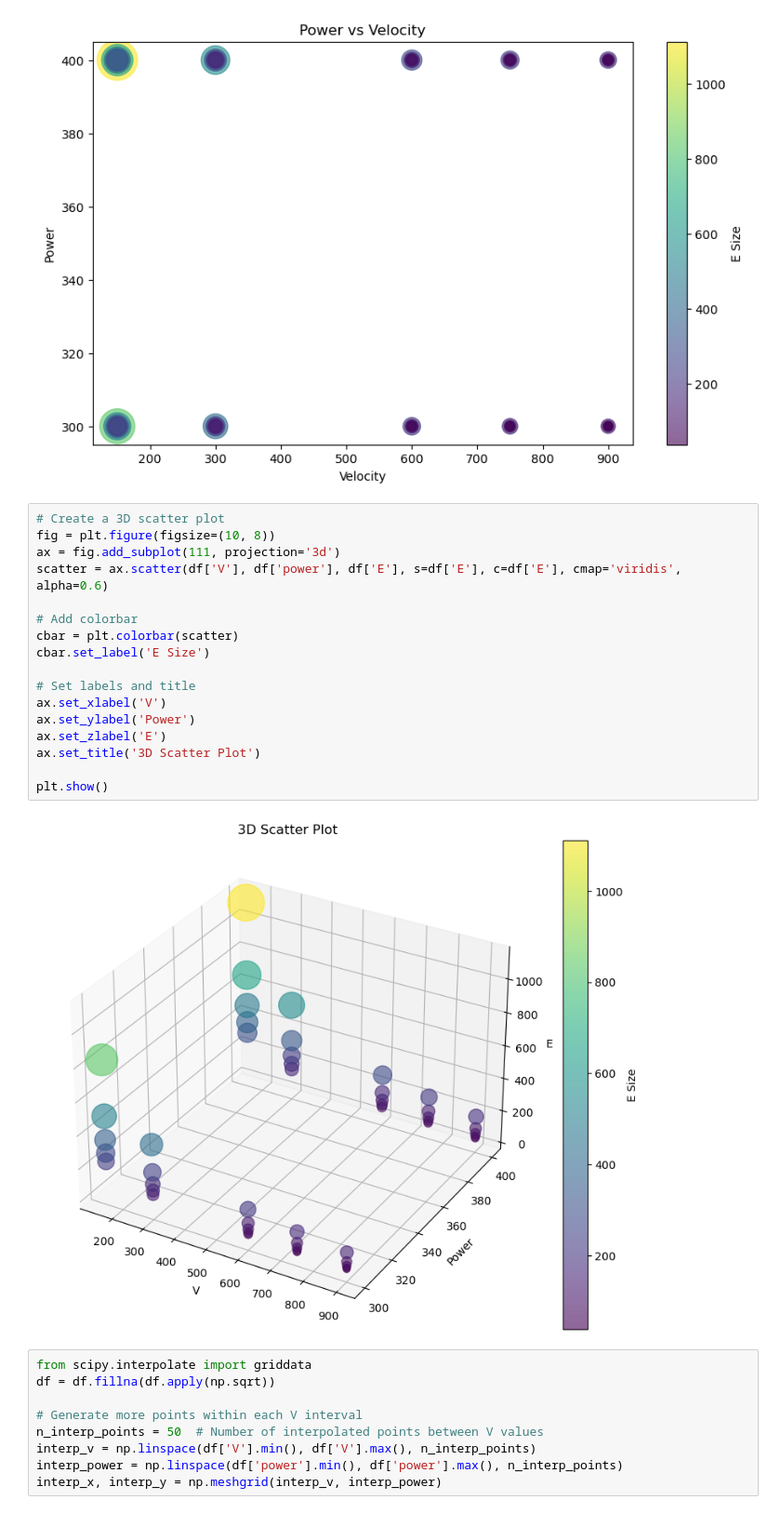
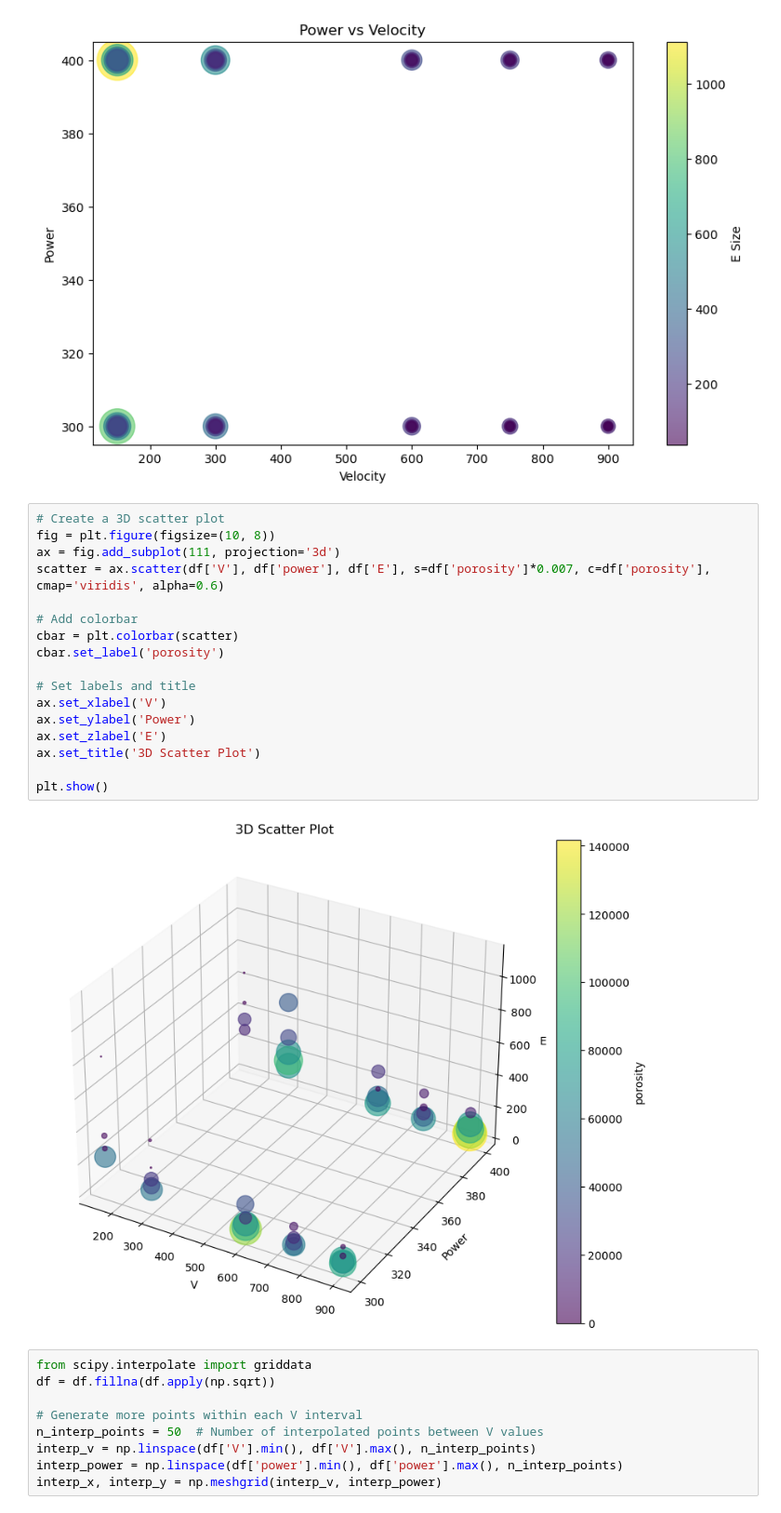
Before and after one commit to kenieveges/Korobov_YouTube, a Jupyter notebook: AlSi10Mg - Analysis/main_AlSi10Mg.ipynb, the cells around one changed output. Shown at 93% size. Saved outputs shown, nothing was run; the diff lists cells and outputs as text.

```diff
--- a/AlSi10Mg - Analysis/main_AlSi10Mg.ipynb
+++ b/AlSi10Mg - Analysis/main_AlSi10Mg.ipynb
@@ -120,22 +120,22 @@ plt.show
 # %%
 # Create a 3D scatter plot
 fig = plt.figure(figsize=(10, 8))
 ax = fig.add_subplot(111, projection='3d')
-scatter = ax.scatter(df['V'], df['power'], df['E'], s=df['E'], c=df['E'], cmap='viridis', alpha=0.6)
+scatter = ax.scatter(df['V'], df['power'], df['E'], s=df['porosity']*0.007, c=df['porosity'], cmap='viridis', alpha=0.6)
 
 # Add colorbar
 cbar = plt.colorbar(scatter)
-cbar.set_label('E Size')
+cbar.set_label('porosity')
 
 # Set labels and title
 ax.set_xlabel('V')
 ax.set_ylabel('Power')
 ax.set_zlabel('E')
 ax.set_title('3D Scatter Plot')
 
 plt.show()
 # %% [output]
-[figure, old version]
+[figure, new version]
 # %%
 from scipy.interpolate import griddata
 df = df.fillna(df.apply(np.sqrt))
```
